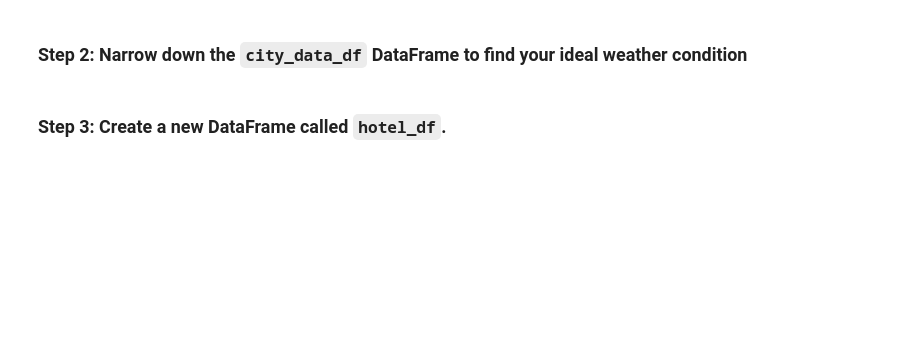
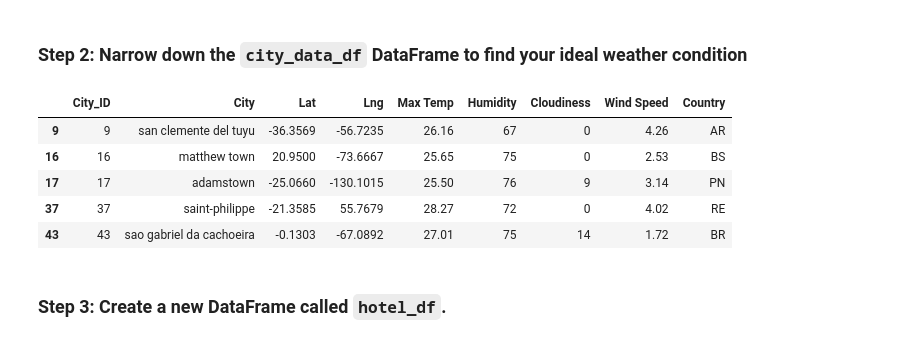
Before and after one commit to bluejays101/python-api-challenge, a Jupyter notebook: VacationPy.ipynb, the cells around one changed output. Drawn from its saved outputs; the diff is of its cells as text; code cells hidden in the pictures; blank space fills up the shorter version.

```diff
--- a/VacationPy.ipynb
+++ b/VacationPy.ipynb
@@ -20,10 +20,10 @@ api_key_geo = os.getenv("api_key_geo")
 [interactive output not drawn]
 # %%
 # Load the CSV file created in Part 1 into a Pandas DataFrame
-city_df = pd.read_csv("output_data/cities.csv")
+city_data_df = pd.read_csv("output_data/cities.csv")
 
 # Display sample data
-city_df.head()
+city_data_df.head()
 # %% [output]
 |  | City_ID | City | Lat | Lng | Max Temp | Humidity | Cloudiness | Wind Speed | Country |
 | 0 | 0 | puerto ayora | -0.7393 | -90.3518 | 26.47 | 81 | 100 | 2.94 | EC |
@@ -59,13 +59,25 @@ firstmap
 ### Step 2: Narrow down the `city_data_df` DataFrame to find your ideal weather condition
 # %%
 # Narrow down cities that fit criteria and drop any results with null values
-# YOUR CODE HERE
+filtered_df = city_data_df[
+    (city_data_df["Max Temp"] > 21) &
+    (city_data_df["Max Temp"] <= 32) &
+    (city_data_df["Cloudiness"] < 30) &
+    (city_data_df["Wind Speed"] <= 4.5)
+]
 
 # Drop any rows with null values
-# YOUR CODE HERE
+filtered_df = filtered_df.dropna()
 
 # Display sample data
-# YOUR CODE HERE
+filtered_df.head()
+# %% [output]
+|  | City_ID | City | Lat | Lng | Max Temp | Humidity | Cloudiness | Wind Speed | Country |
+| 9 | 9 | san clemente del tuyu | -36.3569 | -56.7235 | 26.16 | 67 | 0 | 4.26 | AR |
+| 16 | 16 | matthew town | 20.9500 | -73.6667 | 25.65 | 75 | 0 | 2.53 | BS |
+| 17 | 17 | adamstown | -25.0660 | -130.1015 | 25.50 | 76 | 9 | 3.14 | PN |
+| 37 | 37 | saint-philippe | -21.3585 | 55.7679 | 28.27 | 72 | 0 | 4.02 | RE |
+| 43 | 43 | sao gabriel da cachoeira | -0.1303 | -67.0892 | 27.01 | 75 | 14 | 1.72 | BR |
 # %% [markdown]
 ### Step 3: Create a new DataFrame called `hotel_df`.
 # %%
```
Also changed, not shown: parts of 5 cells of this notebook.
